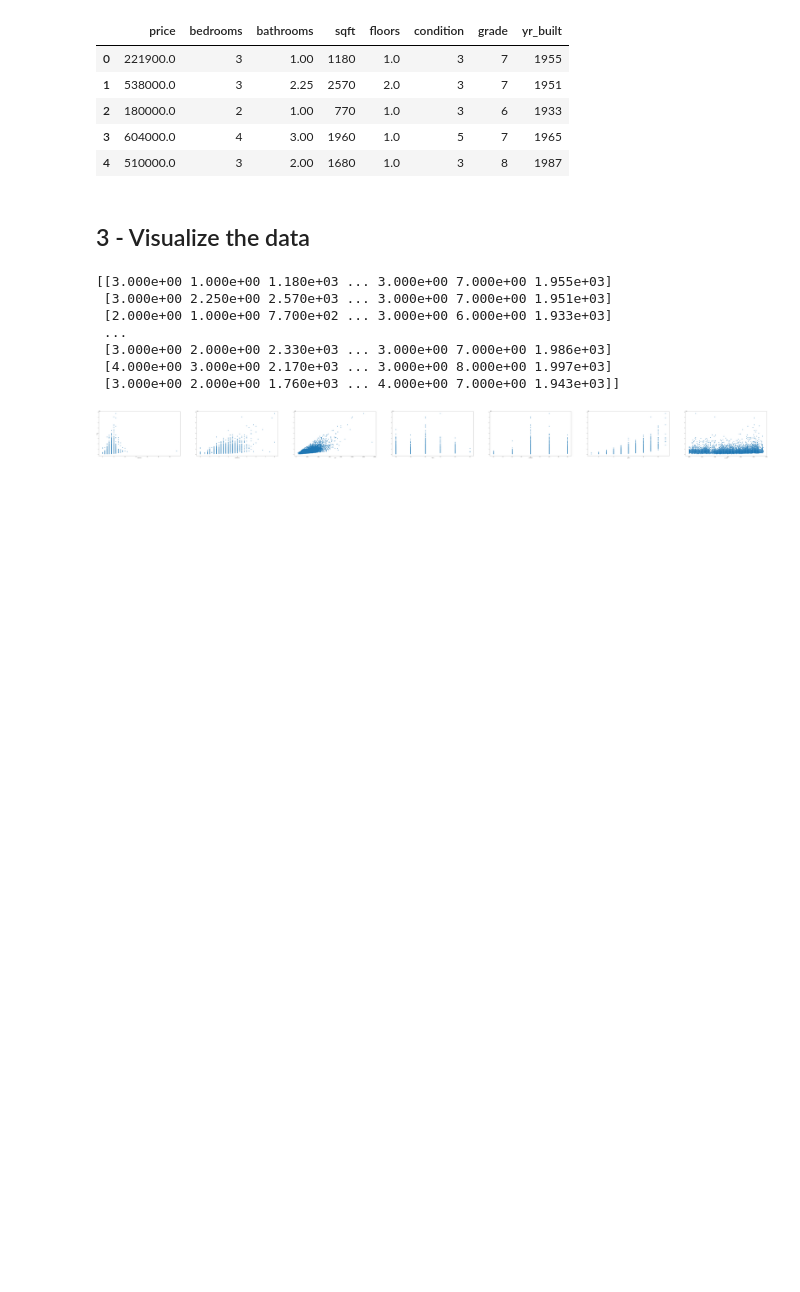
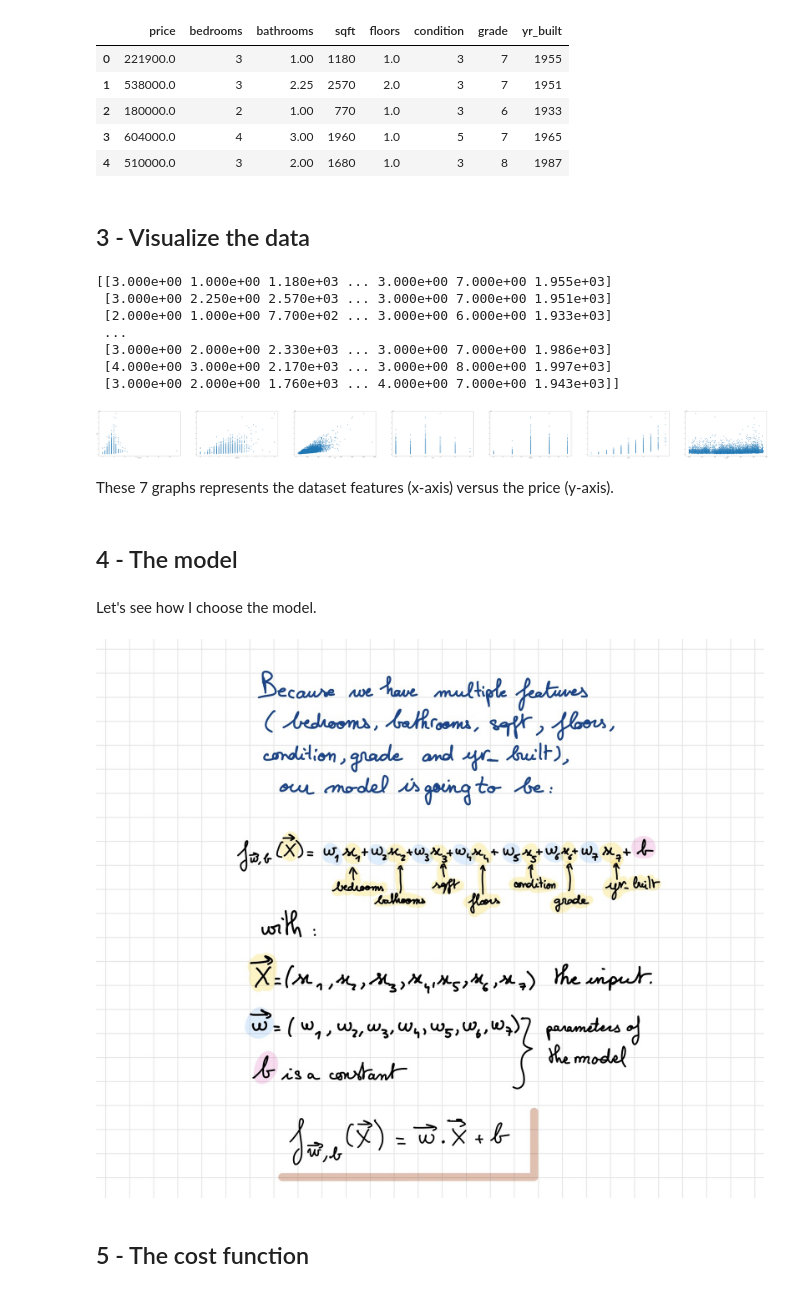
Before and after one commit to sorayapnblm/HousePricePredictionLinearRegression, a Jupyter notebook: notebook.ipynb, the cells around one changed output. Saved outputs shown, nothing was run; the diff lists cells and outputs as text; code cells hidden in the pictures; blank space fills up the shorter version.

Commit message:
Add "The model" part

```diff
--- a/notebook.ipynb
+++ b/notebook.ipynb
@@ -71,3 +72,16 @@ ax[0].set_ylabel("Price")
 plt.show()
 # %% [output]
 [figure]
+# %% [markdown]
+These 7 graphs represents the dataset features (x-axis) versus the price (y-axis).
+# %% [markdown]
+<h2>4 - The model</h2>
+# %% [markdown]
+Let's see how I choose the model.
+# %%
+# Display the image "Note-1.png"
+display(Image(filename='Note-1.png'))
+# %% [output]
+[figure, added]
+# %% [markdown]
+<h2>5 - The cost function</h2>
```
Also changed, not shown: parts of 2 cells of this notebook.
